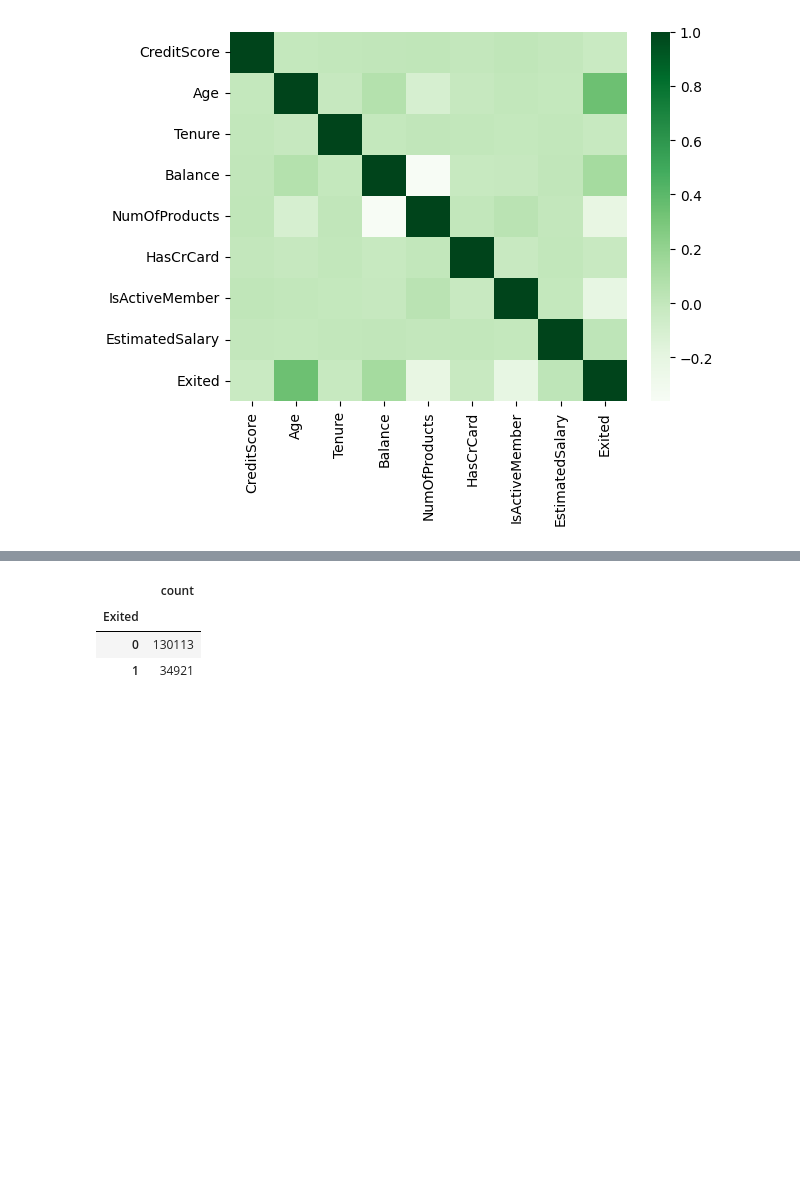
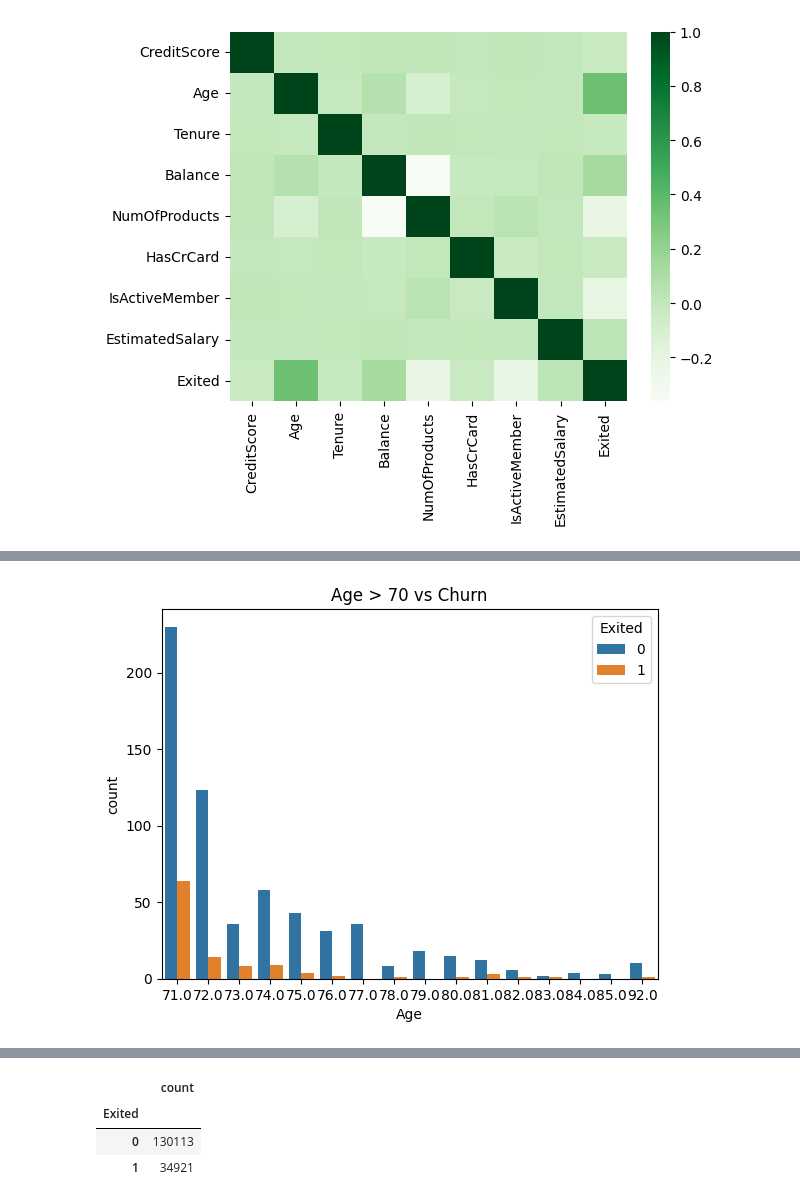
Before and after one commit to rajeevkmenon4u/Module20-Final_Capstone-EDA, a Jupyter notebook: Capstone_Bank_Chrun.ipynb, the cells around one changed output, grey strips where cells are left out. Cells and saved outputs as stored; diff of their text form; code cells hidden in the pictures; blank space fills up the shorter version.

```diff
--- a/Capstone_Bank_Chrun.ipynb
+++ b/Capstone_Bank_Chrun.ipynb
@@ -353,0 +412,6 @@ plt.show()
+# %%
+sns.countplot(x='Age', data=df_Great_age70, hue = 'Exited')
+plt.title('Age > 70 vs Churn')
+plt.show()
+# %% [output]
+[figure, added]
```
Also changed, not shown: parts of 46 cells of this notebook.
